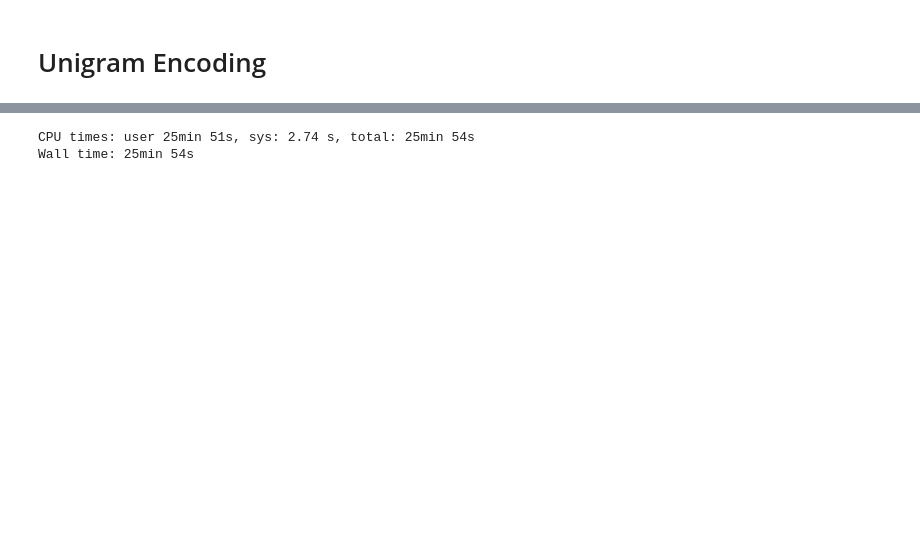
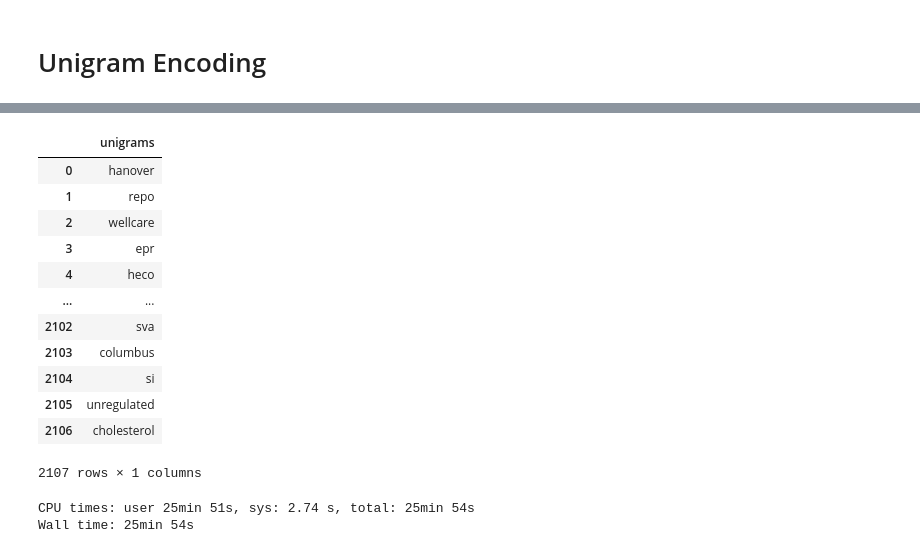
Before and after one commit to shy218/dsc180-project, a Jupyter notebook: notebooks/feature_encoding.ipynb, the cells around one changed output, grey strips where cells are left out. Cells and saved outputs as stored; diff of their text form; code cells hidden in the pictures; blank space fills up the shorter version.

Commit message:
updated pmi in feature encoding

```diff
--- a/notebooks/feature_encoding.ipynb
+++ b/notebooks/feature_encoding.ipynb
@@ -159,0 +117,11 @@ highest_pmi = heapq.nlargest(2319, pmi_dict, key = pmi_dict.get)
+# %%
+%%time
+
+up_dict = uni_encoding(merged_data.loc[merged_data['dataset'] == 'train'], 'UP')
+up_dict = {key:val for key, val in up_dict.items() if val > 10}
+
+down_dict = uni_encoding(merged_data.loc[merged_data['dataset'] == 'train'], 'DOWN')
+down_dict = {key:val for key, val in down_dict.items() if val > 10}
+
+stay_dict = uni_encoding(merged_data.loc[merged_data['dataset'] == 'train'], 'STAY')
+stay_dict = {key:val for key, val in stay_dict.items() if val > 10}
@@ -159,0 +133,21 @@ highest_pmi = heapq.nlargest(2319, pmi_dict, key = pmi_dict.get)
+# %%
+def pmi_calc(all_words_dict, category_dict):
+    total_freq = sum(all_words_dict.values())
+    class_freq = sum(category_dict.values())
+    pmi_dict = {}
+    for token in category_dict.keys():
+        p_x = all_words_dict[token] / total_freq
+        p_x_class = category_dict[token] / class_freq
+        pmi_dict[token] = np.log(p_x_class / p_x)
+    return pmi_dict
+# %%
+%%time
+
+up_pmi = pmi_calc(all_word_count, up_dict)
+up_pmi = {key: up_pmi[key] for key in sorted(up_pmi, key = up_pmi.get, reverse = True)[:773]}
+
+down_pmi = pmi_calc(all_word_count, down_dict)
+down_pmi = {key: down_pmi[key] for key in sorted(down_pmi, key = down_pmi.get, reverse = True)[:773]}
+
+stay_pmi = pmi_calc(all_word_count, stay_dict)
+stay_pmi = {key: stay_pmi[key] for key in sorted(stay_pmi, key = stay_pmi.get, reverse = True)[:773]}
@@ -160,3 +157,21 @@ highest_pmi = heapq.nlargest(2319, pmi_dict, key = pmi_dict.get)
+# %%
+highest_pmi = {**up_pmi, **down_pmi, **stay_pmi}
+# %%
+pd.DataFrame(data = highest_pmi.keys(), columns = ['unigrams'])
+# %% [output]
+|  | unigrams |
+| 0 | hanover |
+| 1 | repo |
+| 2 | wellcare |
+| 3 | epr |
+| 4 | heco |
+| ... | ... |
+| 2102 | sva |
+| 2103 | columbus |
+| 2104 | si |
+| 2105 | unregulated |
+| 2106 | cholesterol |
+2107 rows × 1 columns
 # %%
 %%time
 
```
Also changed, not shown: parts of 13 cells of this notebook, 2 other files.
